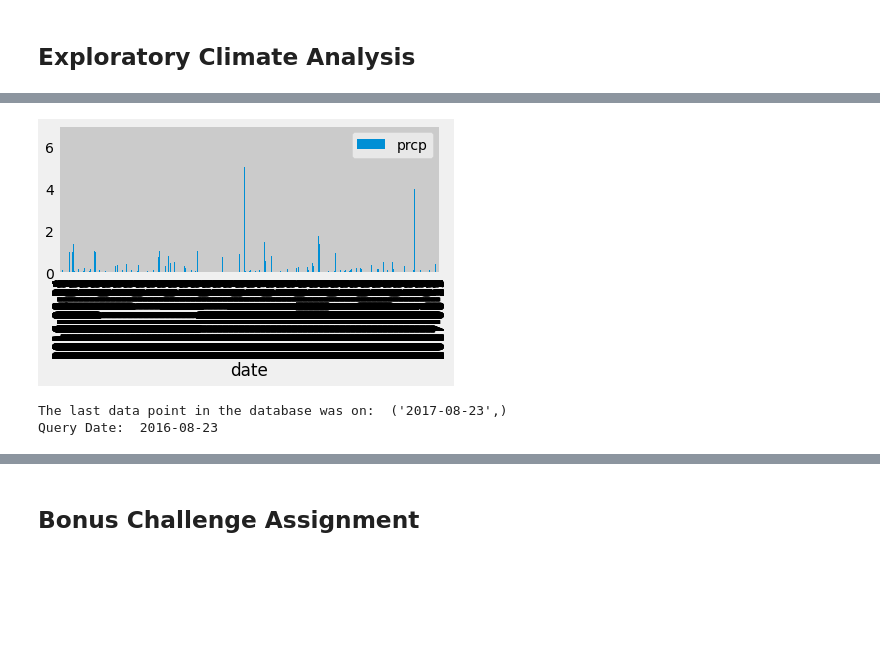
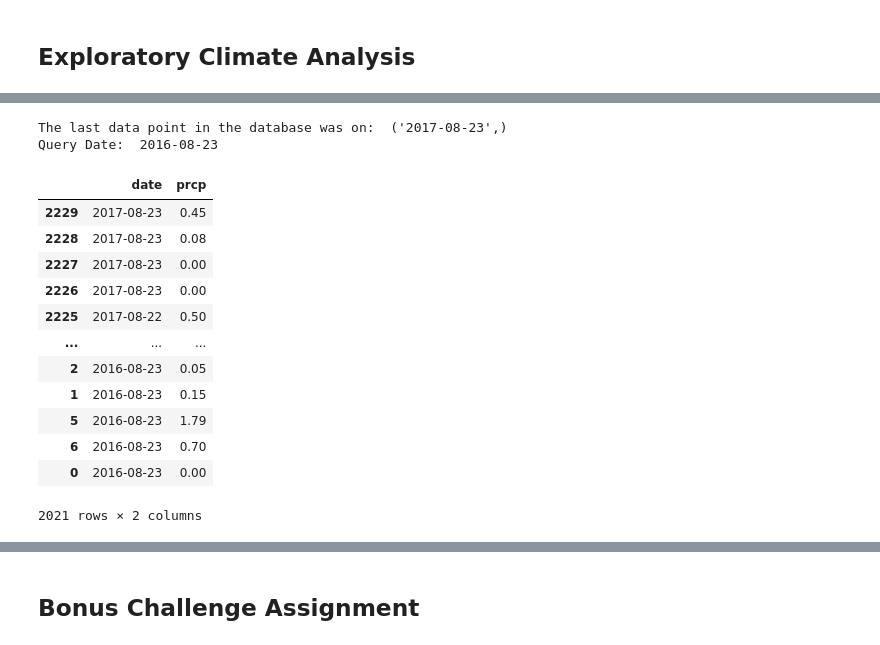
Before and after one commit to Mkang525/sqlalchemy-challenge, a Jupyter notebook: app.py.ipynb, the cells around one changed output, grey strips where cells are left out. Drawn from its saved outputs; the diff is of its cells as text; code cells hidden in the pictures; blank space fills up the shorter version.

```diff
--- a/app.py.ipynb
+++ b/app.py.ipynb
@@ -116,22 +90,0 @@ len(precipitation)
-# %%
-import matplotlib.pyplot as plt
-
-df = pd.DataFrame(precipitation)
-
-df.set_index('date', inplace=True)
-df.plot.bar()
-plt.tight_layout()
-plt.show()
-# %% [output]
-[figure, removed]
-# %%
-# Calculate the date 1 year ago from the last data point in the database
-
-last_date = session.query(Measurement.date).order_by(Measurement.date.desc()).first()
-print("The last data point in the database was on: ", last_date)
-
-oneyear_date = dt.date(2017, 8, 23) - dt.timedelta(days=365)
-print("Query Date: ", oneyear_date)
-# %% [output]
-The last data point in the database was on:  ('2017-08-23',)
-Query Date:  2016-08-23
@@ -146,0 +91,48 @@ Query Date:  2016-08-23
+# %%
+# Design a query to retrieve the last 12 months of precipitation data and plot the results
+#Select only the date and prcp values.
+
+last_date = session.query(Measurement.date).order_by(Measurement.date.desc()).first()
+print("The last data point in the database was on: ", last_date)
+
+oneyear_date = dt.date(2017, 8, 23) - dt.timedelta(days=365)
+print("Query Date: ", oneyear_date)
+
+
+prcp_12 = session.query(Measurement.date, Measurement.prcp).\
+    filter(Measurement.date >= '2016-08-23').order_by(Measurement.date).all()
+    #group_by(Measurement.date).\
+    #order_by(Measurement.date).all()
+
+prcp_12
+
+#Load the query results into a Pandas DataFrame and set the index to the date column.
+
+prcp12_df = pd.DataFrame(prcp_12)
+prcp12_df.reset_index(level=0, inplace=True)
+prcp12_df = prcp12_df[['date', 'prcp']]
+prcp12_df
+
+precipitation_df = prcp12_df.dropna(axis=0,how='any')
+precipitation_df
+
+#Sort the DataFrame values by date.
+
+precipitation_df = precipitation_df.sort_values(by = 'date', ascending = False)
+precipitation_df
+# %% [output]
+The last data point in the database was on:  ('2017-08-23',)
+Query Date:  2016-08-23
+|  | date | prcp |
+| 2229 | 2017-08-23 | 0.45 |
+| 2228 | 2017-08-23 | 0.08 |
+| 2227 | 2017-08-23 | 0.00 |
+| 2226 | 2017-08-23 | 0.00 |
+| 2225 | 2017-08-22 | 0.50 |
+| ... | ... | ... |
+| 2 | 2016-08-23 | 0.05 |
+| 1 | 2016-08-23 | 0.15 |
+| 5 | 2016-08-23 | 1.79 |
+| 6 | 2016-08-23 | 0.70 |
+| 0 | 2016-08-23 | 0.00 |
+2021 rows × 2 columns
```
Also changed, not shown: parts of 5 cells of this notebook.
